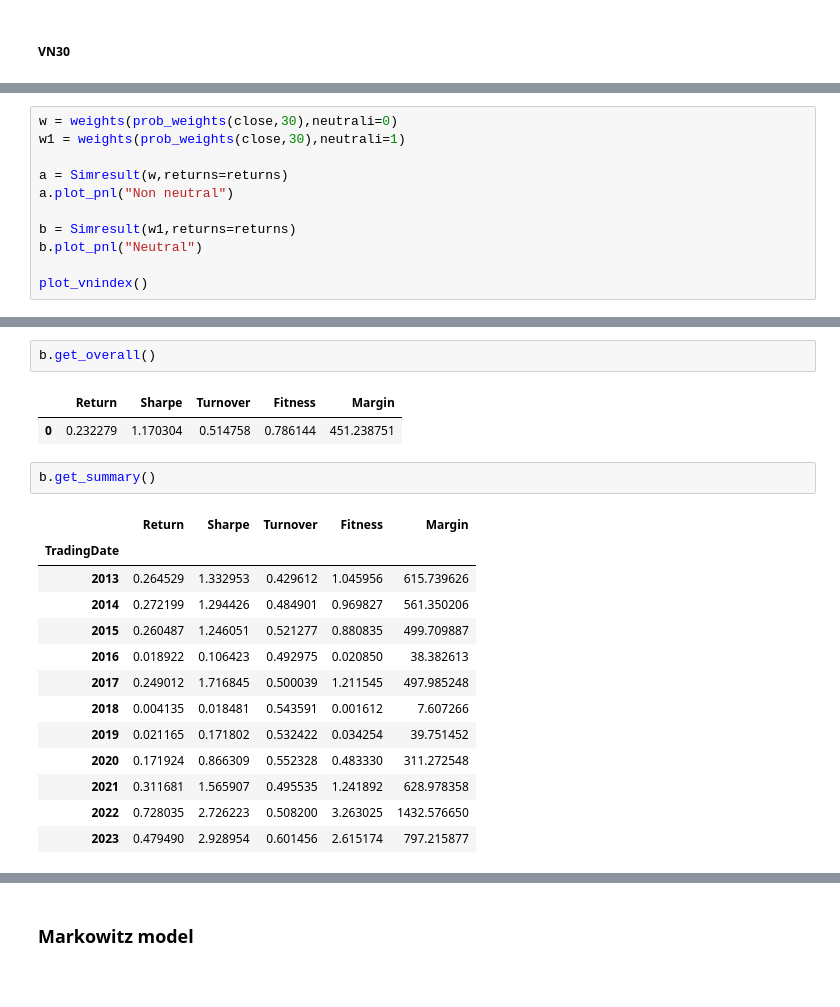
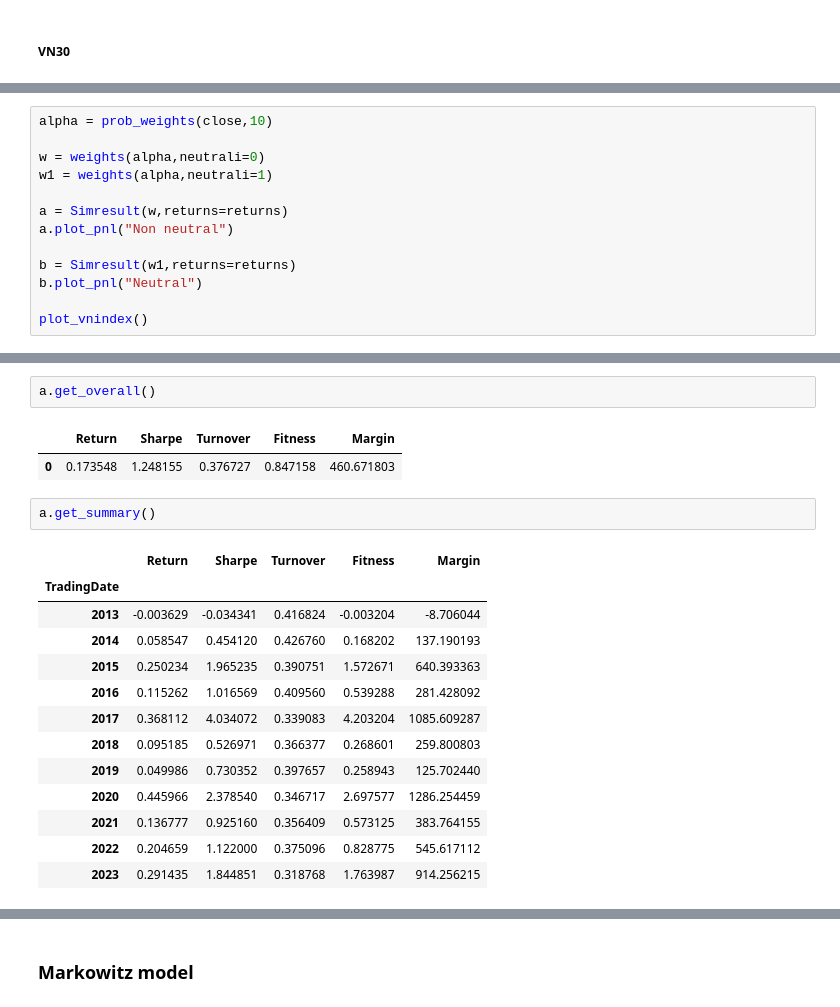
Before and after one commit to khanhtrinh2003/VN30-Strategy, a Jupyter notebook: main.ipynb, the cells around one changed output, grey strips where cells are left out. Drawn from its saved outputs; the diff is of its cells as text.

```diff
--- a/main.ipynb
+++ b/main.ipynb
@@ -48,6 +52,8 @@ returns = close.pct_change()
 # %%
-w = weights(prob_weights(close,30),neutrali=0)
-w1 = weights(prob_weights(close,30),neutrali=1)
+alpha = prob_weights(close,10)
+
+w = weights(alpha,neutrali=0)
+w1 = weights(alpha,neutrali=1)
 
 a = Simresult(w,returns=returns)
 a.plot_pnl("Non neutral")
@@ -61,24 +83,24 @@ plot_vnindex()
 # %%
-b.get_overall()
+a.get_overall()
 # %% [output]
 |  | Return | Sharpe | Turnover | Fitness | Margin |
-| 0 | 0.232279 | 1.170304 | 0.514758 | 0.786144 | 451.238751 |
+| 0 | 0.173548 | 1.248155 | 0.376727 | 0.847158 | 460.671803 |
 # %%
-b.get_summary()
+a.get_summary()
 # %% [output]
 |  | Return | Sharpe | Turnover | Fitness | Margin |
 | TradingDate |  |  |  |  |  |
-| 2013 | 0.264529 | 1.332953 | 0.429612 | 1.045956 | 615.739626 |
-| 2014 | 0.272199 | 1.294426 | 0.484901 | 0.969827 | 561.350206 |
-| 2015 | 0.260487 | 1.246051 | 0.521277 | 0.880835 | 499.709887 |
-| 2016 | 0.018922 | 0.106423 | 0.492975 | 0.020850 | 38.382613 |
-| 2017 | 0.249012 | 1.716845 | 0.500039 | 1.211545 | 497.985248 |
-| 2018 | 0.004135 | 0.018481 | 0.543591 | 0.001612 | 7.607266 |
-| 2019 | 0.021165 | 0.171802 | 0.532422 | 0.034254 | 39.751452 |
-| 2020 | 0.171924 | 0.866309 | 0.552328 | 0.483330 | 311.272548 |
-| 2021 | 0.311681 | 1.565907 | 0.495535 | 1.241892 | 628.978358 |
-| 2022 | 0.728035 | 2.726223 | 0.508200 | 3.263025 | 1432.576650 |
-| 2023 | 0.479490 | 2.928954 | 0.601456 | 2.615174 | 797.215877 |
+| 2013 | -0.003629 | -0.034341 | 0.416824 | -0.003204 | -8.706044 |
+| 2014 | 0.058547 | 0.454120 | 0.426760 | 0.168202 | 137.190193 |
+| 2015 | 0.250234 | 1.965235 | 0.390751 | 1.572671 | 640.393363 |
+| 2016 | 0.115262 | 1.016569 | 0.409560 | 0.539288 | 281.428092 |
+| 2017 | 0.368112 | 4.034072 | 0.339083 | 4.203204 | 1085.609287 |
+| 2018 | 0.095185 | 0.526971 | 0.366377 | 0.268601 | 259.800803 |
+| 2019 | 0.049986 | 0.730352 | 0.397657 | 0.258943 | 125.702440 |
+| 2020 | 0.445966 | 2.378540 | 0.346717 | 2.697577 | 1286.254459 |
+| 2021 | 0.136777 | 0.925160 | 0.356409 | 0.573125 | 383.764155 |
+| 2022 | 0.204659 | 1.122000 | 0.375096 | 0.828775 | 545.617112 |
+| 2023 | 0.291435 | 1.844851 | 0.318768 | 1.763987 | 914.256215 |
 # %%
 w1.iloc[-1,:].sort_values(ascending=False)
 # %% [output]
```
Also changed, not shown: parts of 22 cells of this notebook, 6 other files.
